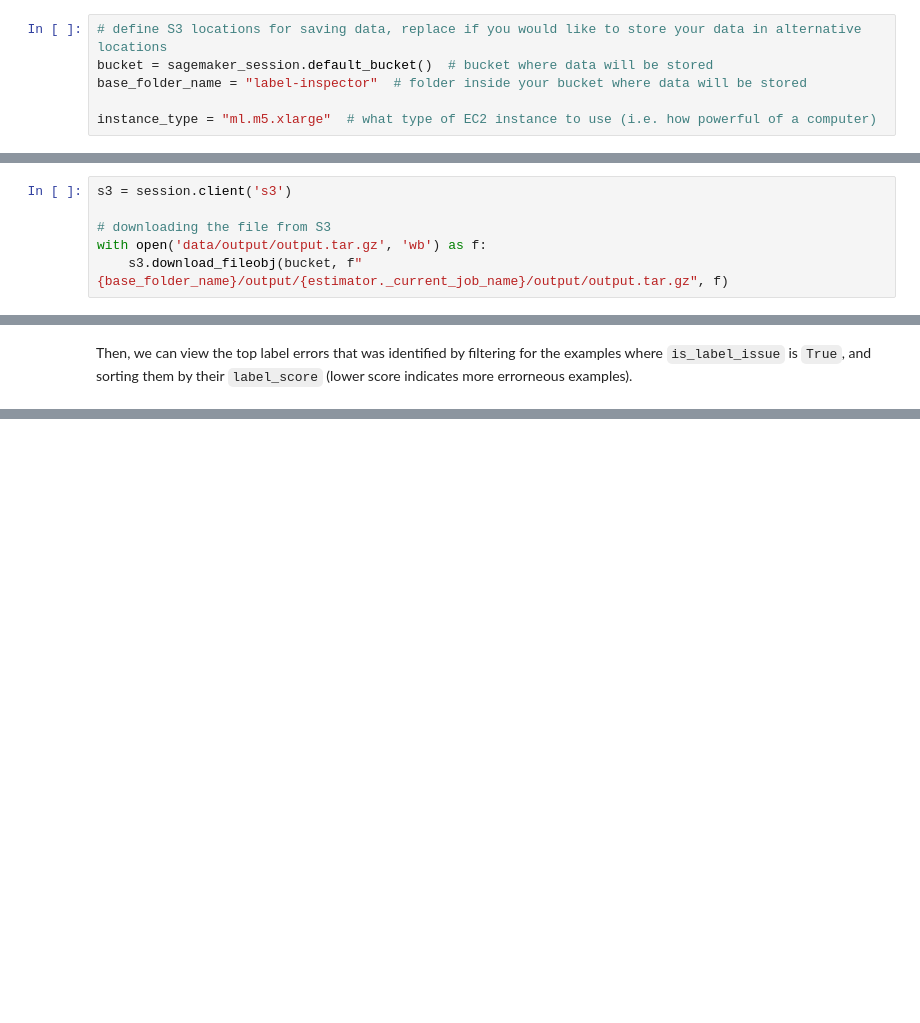
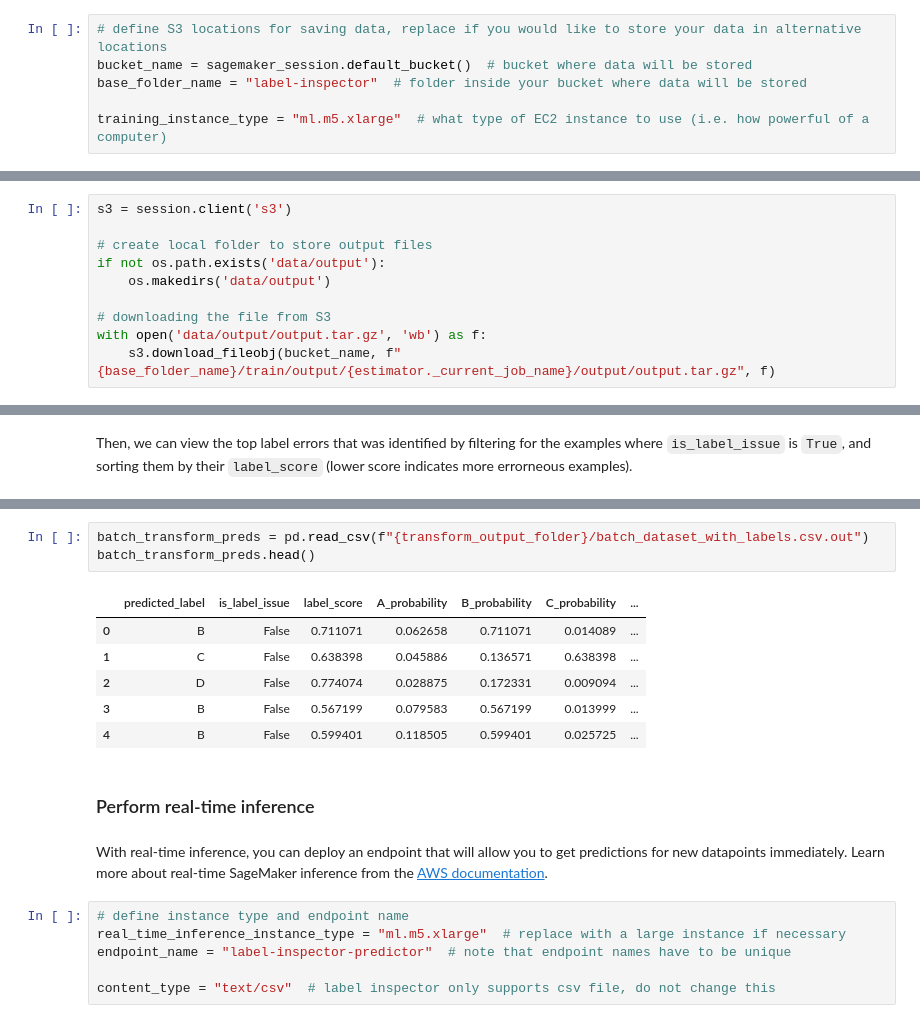
Before and after one commit to cleanlab/aws-marketplace, a Jupyter notebook: label-inspector/label_inspector.ipynb, the cells around one changed output, grey strips where cells are left out. Saved outputs shown, nothing was run; the diff lists cells and outputs as text; blank space fills up the shorter version.

Commit message:
Update notebook showcasing model deployment + find errors on test set (#2)
Co-authored-by: Jonas Mueller <1390638+jwmueller@users.noreply.github.com>

```diff
--- a/label-inspector/label_inspector.ipynb
+++ b/label-inspector/label_inspector.ipynb
@@ -66,10 +66,10 @@ except ValueError:
     role = local_variable_for_sm_role
 # %%
 # define S3 locations for saving data, replace if you would like to store your data in alternative locations
-bucket = sagemaker_session.default_bucket()  # bucket where data will be stored
+bucket_name = sagemaker_session.default_bucket()  # bucket where data will be stored
 base_folder_name = "label-inspector"  # folder inside your bucket where data will be stored
 
-instance_type = "ml.m5.xlarge"  # what type of EC2 instance to use (i.e. how powerful of a computer)
+training_instance_type = "ml.m5.xlarge"  # what type of EC2 instance to use (i.e. how powerful of a computer)
 # %% [markdown]
 The choice of EC2 instance will affect how much data can be handled (due to memory limits), how long it takes to return results (ML training takes time), and possibly how accurate the results are. More powerful instances will improve things along all these dimensions.
 
@@ -167,9 +175,13 @@ After the training job completes, we can get the results output by this analysis
 # %%
 s3 = session.client('s3')
 
+# create local folder to store output files
+if not os.path.exists('data/output'):
+    os.makedirs('data/output')
+
 # downloading the file from S3
 with open('data/output/output.tar.gz', 'wb') as f:
-    s3.download_fileobj(bucket, f"{base_folder_name}/output/{estimator._current_job_name}/output/output.tar.gz", f)
+    s3.download_fileobj(bucket_name, f"{base_folder_name}/train/output/{estimator._current_job_name}/output/output.tar.gz", f)
 # %%
 with tarfile.open('data/output/output.tar.gz') as file:
     file.extractall('data/output/')
@@ -237,0 +324,21 @@ Alternatively, you can navigate to the [S3 Management Console](https://s3.consol
+# %%
+batch_transform_preds = pd.read_csv(f"{transform_output_folder}/batch_dataset_with_labels.csv.out")
+batch_transform_preds.head()
+# %% [output]
+|  | predicted_label | is_label_issue | label_score | A_probability | B_probability | C_probability | ... |
+| 0 | B | False | 0.711071 | 0.062658 | 0.711071 | 0.014089 | ... |
+| 1 | C | False | 0.638398 | 0.045886 | 0.136571 | 0.638398 | ... |
+| 2 | D | False | 0.774074 | 0.028875 | 0.172331 | 0.009094 | ... |
+| 3 | B | False | 0.567199 | 0.079583 | 0.567199 | 0.013999 | ... |
+| 4 | B | False | 0.599401 | 0.118505 | 0.599401 | 0.025725 | ... |
+# %% [markdown]
+### Perform real-time inference
+# %% [markdown]
+With real-time inference, you can deploy an endpoint that will allow you to get predictions for new datapoints immediately.
+Learn more about real-time SageMaker inference from the [AWS documentation](https://docs.aws.amazon.com/sagemaker/latest/dg/realtime-endpoints.html).
+# %%
+# define instance type and endpoint name
+real_time_inference_instance_type = "ml.m5.xlarge"  # replace with a large instance if necessary
+endpoint_name = "label-inspector-predictor"  # note that endpoint names have to be unique
+
+content_type = "text/csv"  # label inspector only supports csv file, do not change this
```
Also changed, not shown: parts of 61 cells of this notebook, 12 other files.
